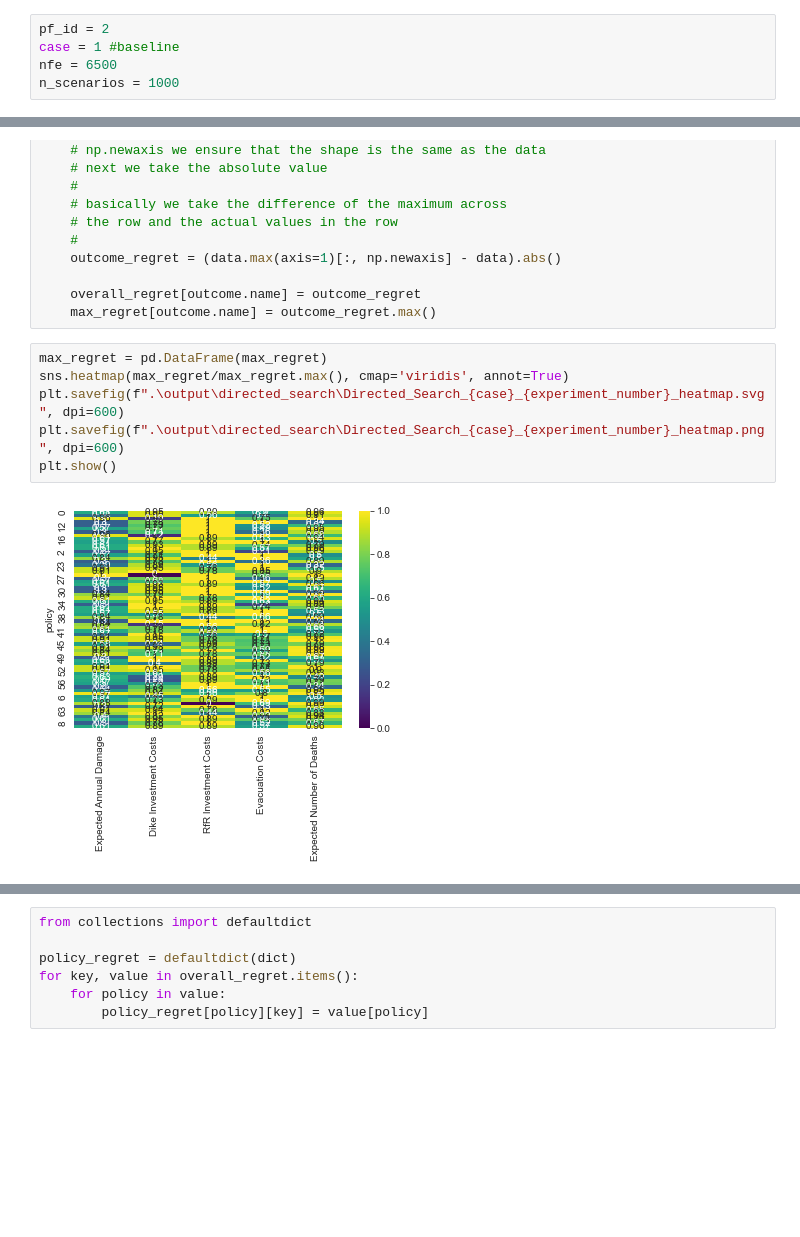
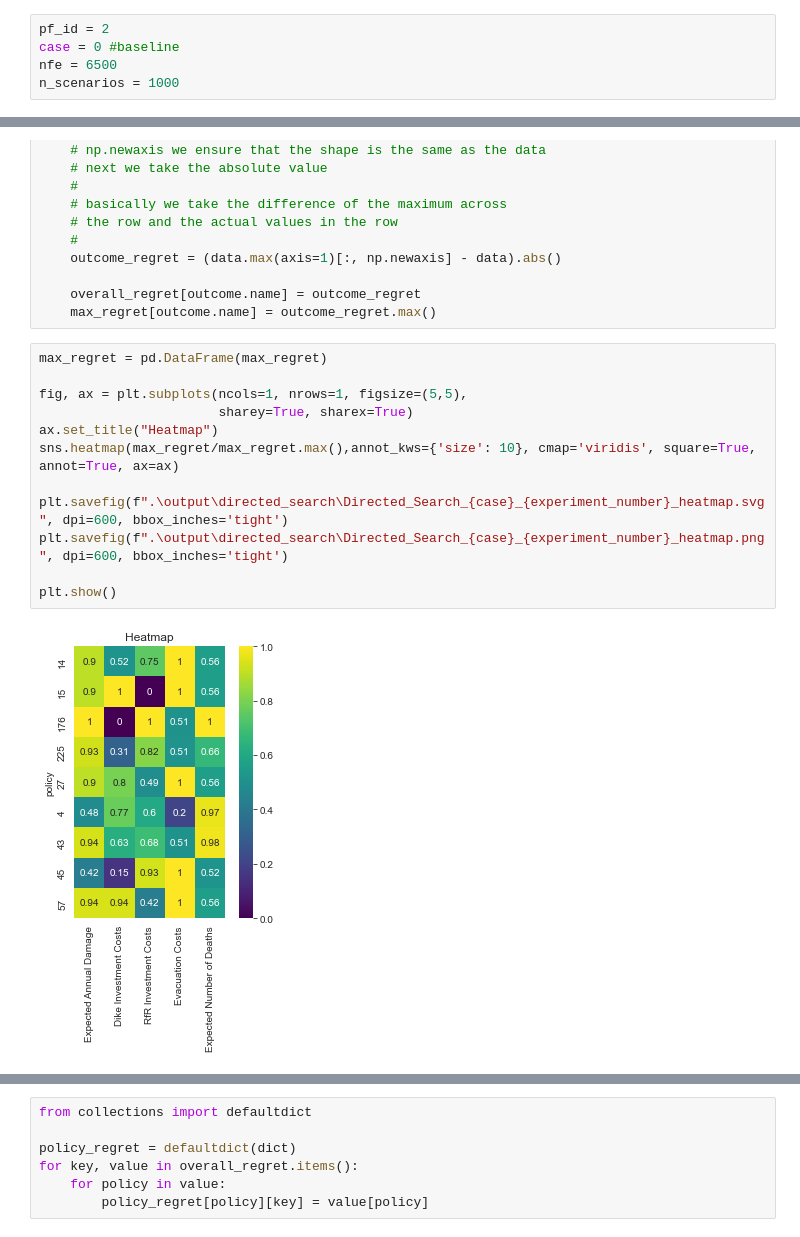
Before and after one commit to rhysits/thesis, a Jupyter notebook: final assignment/01_Directed_Search_Worsecase.ipynb, the cells around one changed output, grey strips where cells are left out. Cells and saved outputs as stored; diff of their text form; blank space fills up the shorter version.

```diff
--- a/final assignment/01_Directed_Search_Worsecase.ipynb
+++ b/final assignment/01_Directed_Search_Worsecase.ipynb
@@ -2,7 +2,7 @@
 **Imports and Setup**
 # %%
 pf_id = 2
-case = 1 #baseline
+case = 0 #baseline
 nfe = 6500
 n_scenarios = 1000
 # %%
@@ -350,12 +357,18 @@ for outcome in model.outcomes:
     max_regret[outcome.name] = outcome_regret.max()
 # %%
 max_regret = pd.DataFrame(max_regret)
-sns.heatmap(max_regret/max_regret.max(), cmap='viridis', annot=True)
-plt.savefig(f".\output\directed_search\Directed_Search_{case}_{experiment_number}_heatmap.svg", dpi=600)
-plt.savefig(f".\output\directed_search\Directed_Search_{case}_{experiment_number}_heatmap.png", dpi=600)
+
+fig, ax = plt.subplots(ncols=1, nrows=1, figsize=(5,5),
+                       sharey=True, sharex=True)
+ax.set_title("Heatmap")
+sns.heatmap(max_regret/max_regret.max(),annot_kws={'size': 10}, cmap='viridis', square=True, annot=True, ax=ax)
+
+plt.savefig(f".\output\directed_search\Directed_Search_{case}_{experiment_number}_heatmap.svg", dpi=600, bbox_inches='tight')
+plt.savefig(f".\output\directed_search\Directed_Search_{case}_{experiment_number}_heatmap.png", dpi=600, bbox_inches='tight')
+
 plt.show()
 # %% [output]
-[figure, old version]
+[figure, new version]
 # %%
 data = max_regret
 
```
Also changed, not shown: parts of 7 cells of this notebook, 40 other files.
